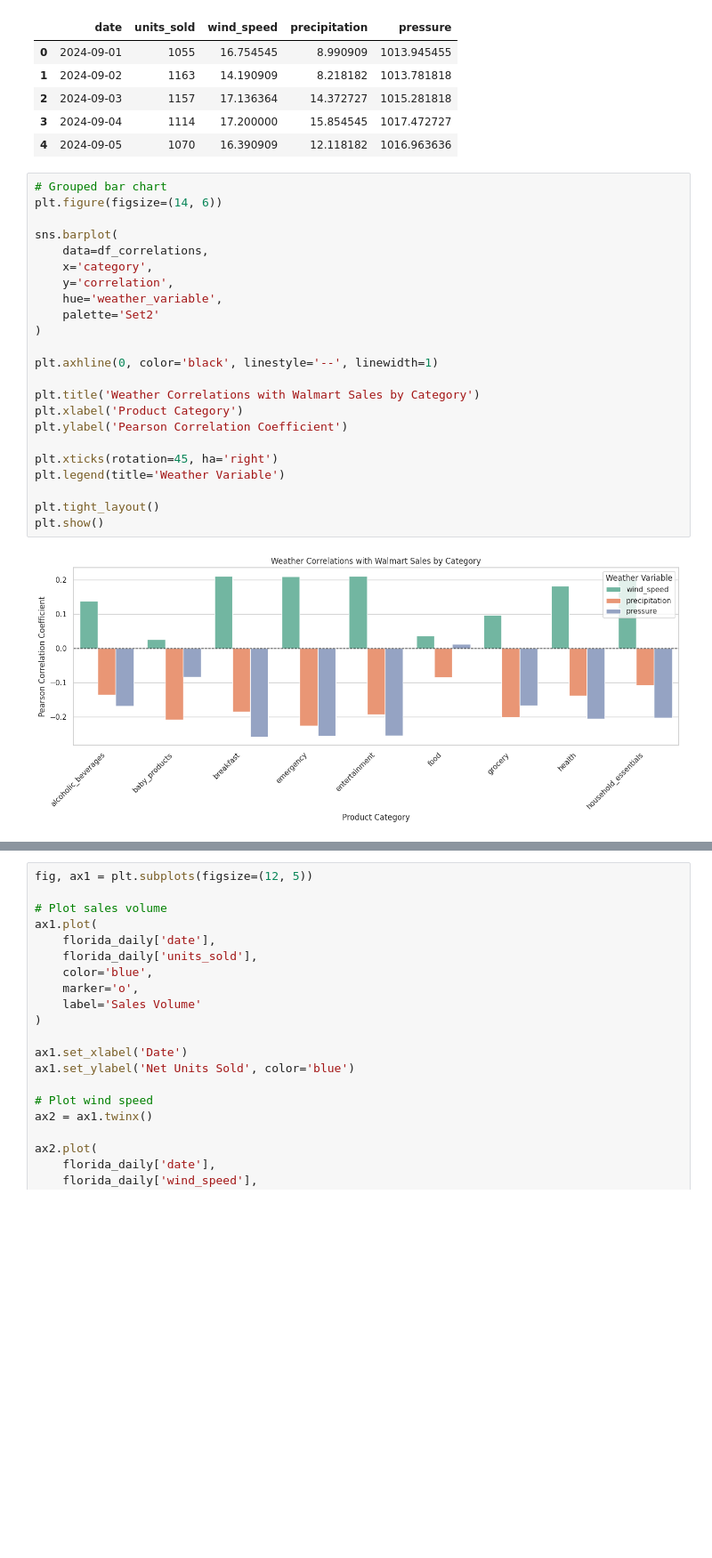
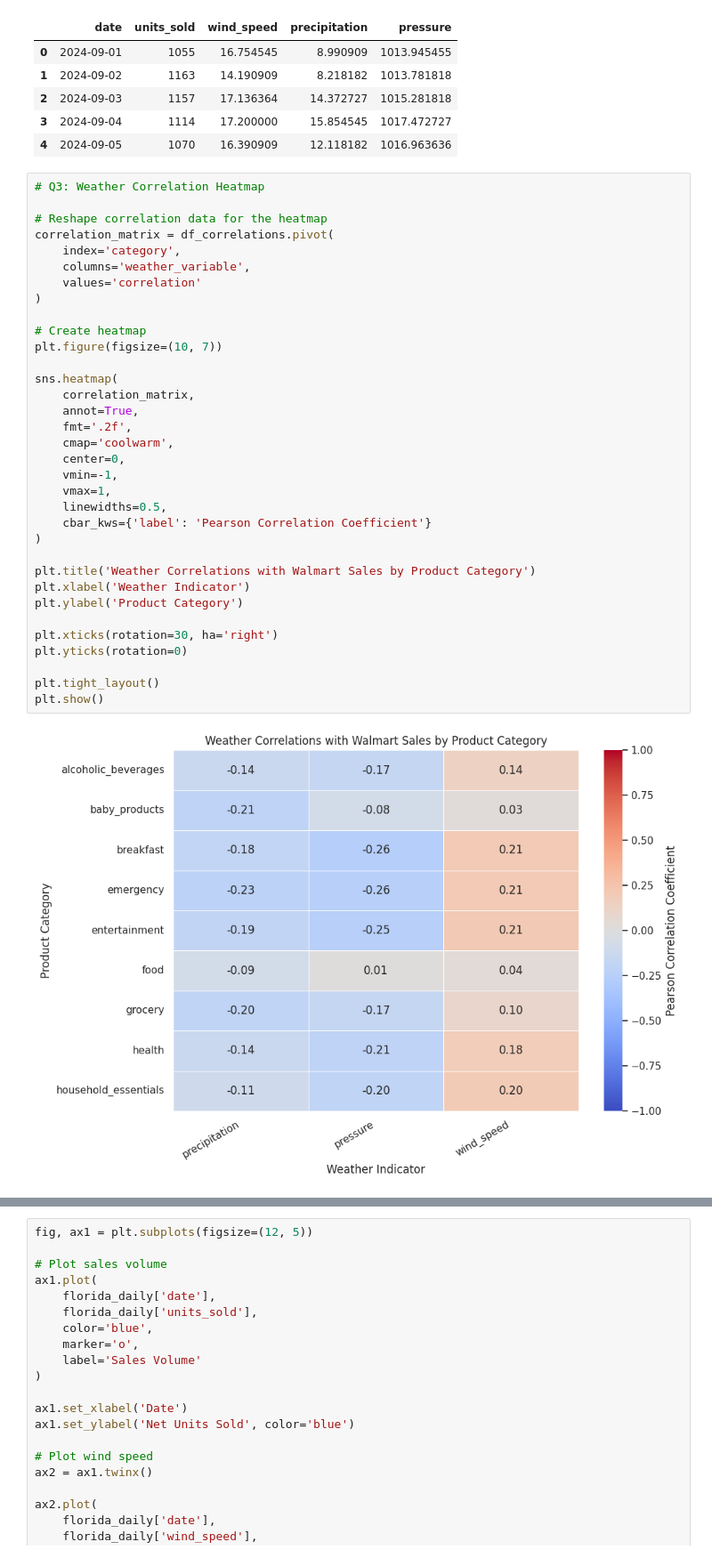
Before and after one commit to AdelineKwakye/walmart-huricane-project, a Jupyter notebook: notebooks/scratch/Amilyn_Estes_Notebook.ipynb, the cells around one changed output, grey strips where cells are left out. Shown at 89% size. Drawn from its saved outputs; the diff is of its cells as text; blank space fills up the shorter version.

```diff
--- a/notebooks/scratch/Amilyn_Estes_Notebook.ipynb
+++ b/notebooks/scratch/Amilyn_Estes_Notebook.ipynb
@@ -928,28 +932,39 @@ display(florida_daily.head())
 | 2 | 2024-09-03 | 1157 | 17.136364 | 14.372727 | 1015.281818 |
 | 3 | 2024-09-04 | 1114 | 17.200000 | 15.854545 | 1017.472727 |
 | 4 | 2024-09-05 | 1070 | 16.390909 | 12.118182 | 1016.963636 |
-# %%
-# Grouped bar chart
-plt.figure(figsize=(14, 6))
-
-sns.barplot(
-    data=df_correlations,
-    x='category',
-    y='correlation',
-    hue='weather_variable',
-    palette='Set2'
-)
-
-plt.axhline(0, color='black', linestyle='--', linewidth=1)
-
-plt.title('Weather Correlations with Walmart Sales by Category')
-plt.xlabel('Product Category')
-plt.ylabel('Pearson Correlation Coefficient')
-
-plt.xticks(rotation=45, ha='right')
-plt.legend(title='Weather Variable')
-
-plt.tight_layout()
-plt.show()
-# %% [output]
-[figure, removed]
+# %%
+# Q3: Weather Correlation Heatmap
+
+# Reshape correlation data for the heatmap
+correlation_matrix = df_correlations.pivot(
+    index='category',
+    columns='weather_variable',
+    values='correlation'
+)
+
+# Create heatmap
+plt.figure(figsize=(10, 7))
+
+sns.heatmap(
+    correlation_matrix,
+    annot=True,
+    fmt='.2f',
+    cmap='coolwarm',
+    center=0,
+    vmin=-1,
+    vmax=1,
+    linewidths=0.5,
+    cbar_kws={'label': 'Pearson Correlation Coefficient'}
+)
+
+plt.title('Weather Correlations with Walmart Sales by Product Category')
+plt.xlabel('Weather Indicator')
+plt.ylabel('Product Category')
+
+plt.xticks(rotation=30, ha='right')
+plt.yticks(rotation=0)
+
+plt.tight_layout()
+plt.show()
+# %% [output]
+[figure, added]
```
Also changed, not shown: parts of 12 cells of this notebook.
